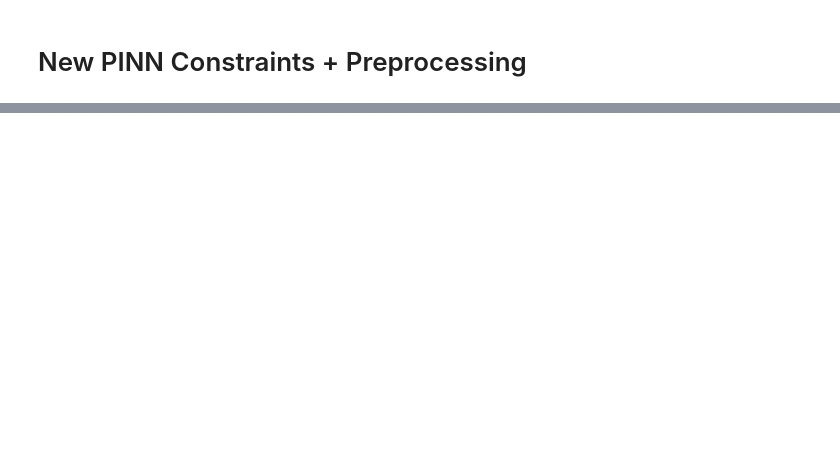
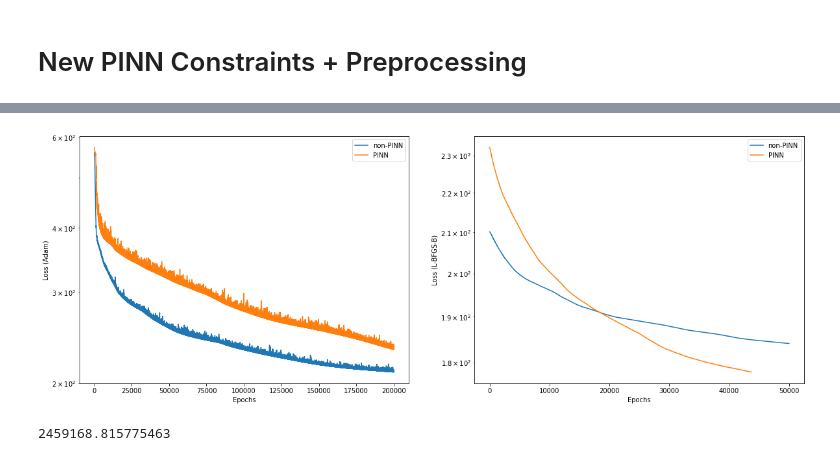
Before and after one commit to MartinAstro/GravNN, a Jupyter notebook: Scripts/Notebooks/baseline_world.ipynb, the cells around one changed output, grey strips where cells are left out. Saved outputs shown, nothing was run; the diff lists cells and outputs as text; code cells hidden in the pictures; blank space fills up the shorter version.

```diff
--- a/Scripts/Notebooks/baseline_world.ipynb
+++ b/Scripts/Notebooks/baseline_world.ipynb
@@ -132,0 +190,43 @@ plt.legend()
+# %%
+import pickle
+time = pd.Timestamp('Sun Nov 15 06:14:11 2020').to_julian_date()
+with open(os.path.abspath('.') +"\\..\\..\\Plots\\"+ str(time) +"\\loss.data", 'rb') as f:
+    loss_adam_non_pinn = pickle.load(f)
+    loss_lbgdfs_non_pinn = pickle.load(f)
+
+time = pd.Timestamp('Sun Nov 15 07:34:43 2020').to_julian_date()
+with open(os.path.abspath('.') +"\\..\\..\\Plots\\"+ str(time) +"\\loss.data", 'rb') as f:
+    loss_adam_pinn = pickle.load(f)
+    loss_lbgdfs_pinn = pickle.load(f)
+# %%
+scale=2
+plt.figure(figsize=(10.0*scale,3.5*scale))
+plt.subplot(121)
+epochs = np.linspace(1,len(loss_adam_non_pinn),len(loss_adam_non_pinn))*10
+start = 20
+plt.semilogy(epochs[start:], loss_adam_non_pinn[start:], label='non-PINN')
+plt.semilogy(epochs[start:], loss_adam_pinn[start:], label='PINN')
+
+plt.ylabel("Loss (Adam)")
+plt.xlabel("Epochs")
+plt.legend()
+
+plt.subplot(122)
+epochs = np.linspace(1,len(loss_lbgdfs_non_pinn),len(loss_lbgdfs_non_pinn))
+pinn_epochs = np.linspace(1,len(loss_lbgdfs_pinn),len(loss_lbgdfs_pinn))
+
+start = 2
+plt.semilogy(epochs[start:], loss_lbgdfs_non_pinn[start:],label='non-PINN')
+plt.semilogy(pinn_epochs[start:], loss_lbgdfs_pinn[start:], label='PINN')
+
+plt.ylabel("Loss (L-BFGS-B)")
+plt.xlabel("Epochs")
+plt.legend()
+plt.savefig("C:\\Users\\John\\Documents\\Research\\ML_Gravity\\Plots\\World\\optimizer_losses.pdf")
+# %% [output]
+[figure, added]
+# %%
+nn_df.iloc[-4:]
+pd.Timestamp(nn_df.iloc[-3].name).to_julian_date()
+# %% [output]
+2459168.815775463
```
Also changed, not shown: parts of 5 cells of this notebook, 52 other files.
